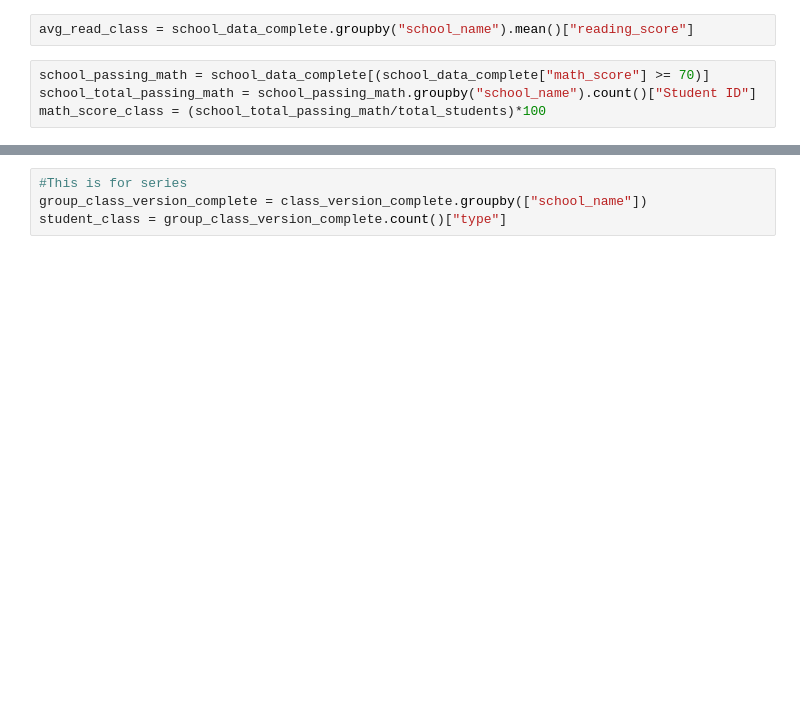
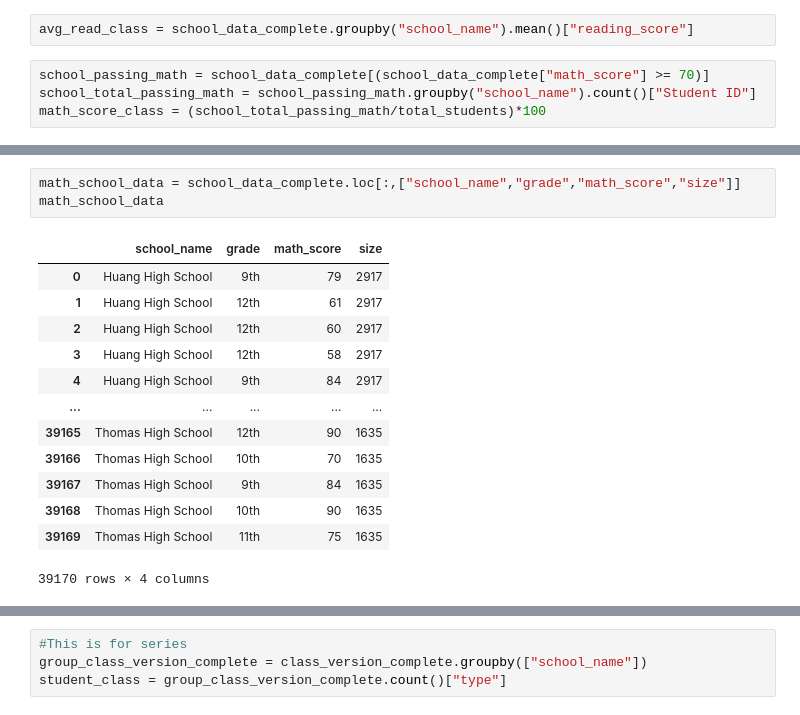
Before and after one commit to write42/pandas-challenge, a Jupyter notebook: PyCitySchools/school.ipynb, the cells around one changed output, grey strips where cells are left out. Cells and saved outputs as stored; diff of their text form; blank space fills up the shorter version.

```diff
--- a/PyCitySchools/school.ipynb
+++ b/PyCitySchools/school.ipynb
@@ -181,0 +164,17 @@ class_version_complete_df["% Passing Reading"] = (class_version_complete.reading
+# %%
+math_school_data = school_data_complete.loc[:,["school_name","grade","math_score","size"]]
+math_school_data
+# %% [output]
+|  | school_name | grade | math_score | size |
+| 0 | Huang High School | 9th | 79 | 2917 |
+| 1 | Huang High School | 12th | 61 | 2917 |
+| 2 | Huang High School | 12th | 60 | 2917 |
+| 3 | Huang High School | 12th | 58 | 2917 |
+| 4 | Huang High School | 9th | 84 | 2917 |
+| ... | ... | ... | ... | ... |
+| 39165 | Thomas High School | 12th | 90 | 1635 |
+| 39166 | Thomas High School | 10th | 70 | 1635 |
+| 39167 | Thomas High School | 9th | 84 | 1635 |
+| 39168 | Thomas High School | 10th | 90 | 1635 |
+| 39169 | Thomas High School | 11th | 75 | 1635 |
+39170 rows × 4 columns
```
Also changed, not shown: parts of 41 cells of this notebook.
